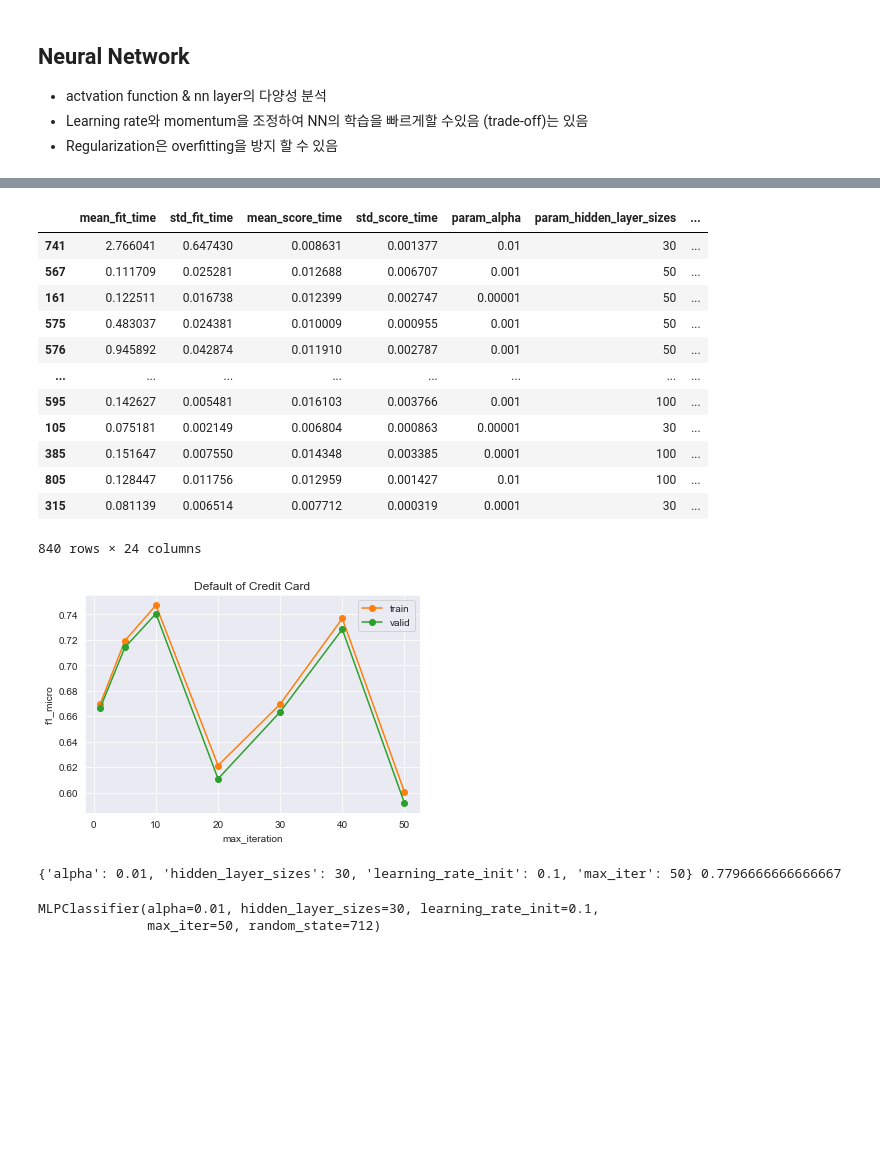
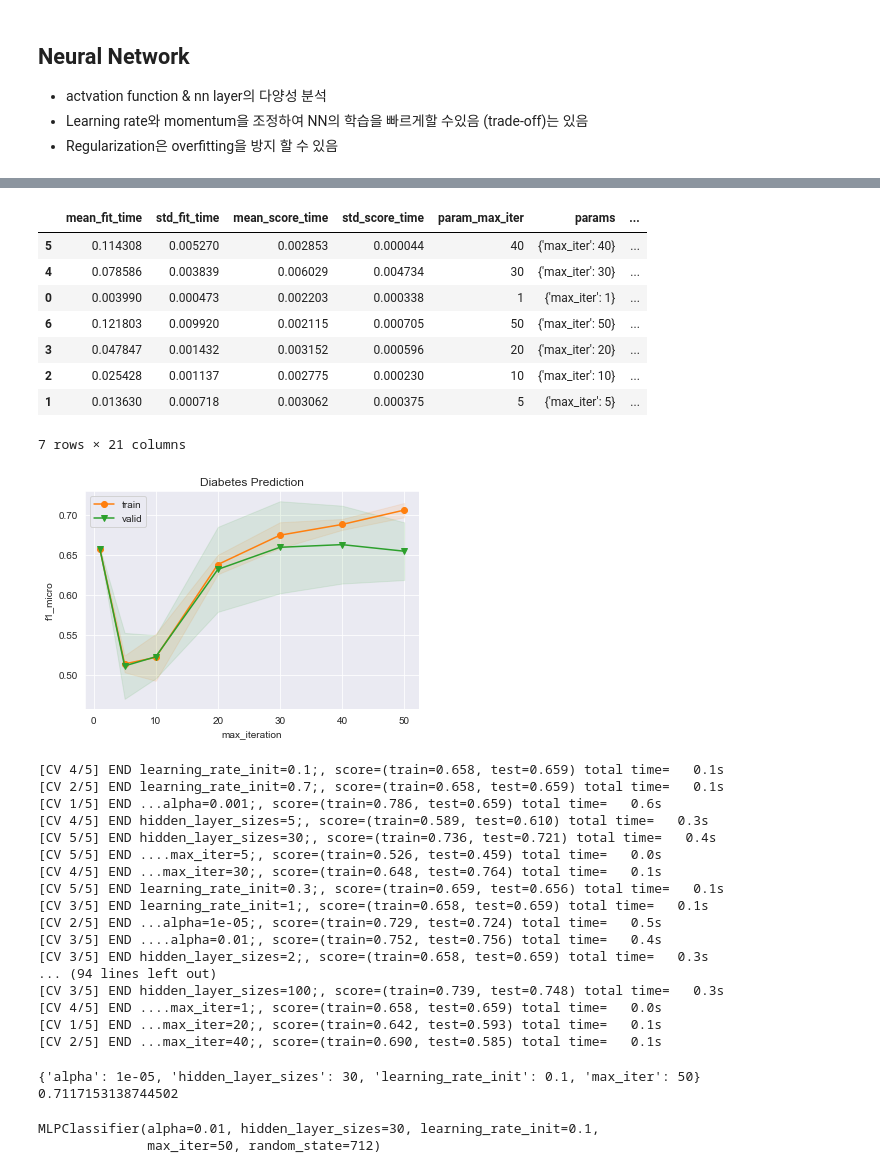
Before and after one commit to rainmaker712/machine-learning-note, a Jupyter notebook: supervised_learning/diabet_analysis.ipynb, the cells around one changed output, grey strips where cells are left out. Drawn from its saved outputs; the diff is of its cells as text; code cells hidden in the pictures; blank space fills up the shorter version.

```diff
--- a/supervised_learning/diabet_analysis.ipynb
+++ b/supervised_learning/diabet_analysis.ipynb
@@ -214,7 +222,7 @@ print(best_params, best_score)
 # %%
 # best parameter tester
 best_tree_clf = tree.DecisionTreeClassifier(
-    max_depth=8,
+    max_depth=2,
     random_state=seed,
     criterion='gini'
 )
@@ -301,9 +276,9 @@ plot_feature_importances(best_tree_clf)
 - Regularization은 overfitting을 방지 할 수 있음
 # %%
 nn_params = {
-    "learning_rate_init": [0.1, 0.3, 0.5, 0.7, 1],
-    "alpha": [1e-5, 1e-4, 1e-3, 1e-2],
-    "hidden_layer_sizes": [2, 5, 10, 30, 50, 100],
+#     "learning_rate_init": [0.1, 0.3, 0.5, 0.7, 1],
+#     "alpha": [1e-5, 1e-4, 1e-3, 1e-2],
+#     "hidden_layer_sizes": [2, 5, 10, 30, 50, 100],
     "max_iter": [1, 5, 10, 20, 30, 40, 50]
 }
 
@@ -340,28 +299,41 @@ nn_grid_search.cv_results_.keys()
 nn_grid_search_df = pd.DataFrame(nn_grid_search.cv_results_)
 nn_grid_search_df.sort_values(by="rank_test_score")
 # %% [output]
-|  | mean_fit_time | std_fit_time | mean_score_time | std_score_time | param_alpha | param_hidden_layer_sizes | ... |
-| 741 | 2.766041 | 0.647430 | 0.008631 | 0.001377 | 0.01 | 30 | ... |
-| 567 | 0.111709 | 0.025281 | 0.012688 | 0.006707 | 0.001 | 50 | ... |
-| 161 | 0.122511 | 0.016738 | 0.012399 | 0.002747 | 0.00001 | 50 | ... |
-| 575 | 0.483037 | 0.024381 | 0.010009 | 0.000955 | 0.001 | 50 | ... |
-| 576 | 0.945892 | 0.042874 | 0.011910 | 0.002787 | 0.001 | 50 | ... |
-| ... | ... | ... | ... | ... | ... | ... | ... |
-| 595 | 0.142627 | 0.005481 | 0.016103 | 0.003766 | 0.001 | 100 | ... |
-| 105 | 0.075181 | 0.002149 | 0.006804 | 0.000863 | 0.00001 | 30 | ... |
-| 385 | 0.151647 | 0.007550 | 0.014348 | 0.003385 | 0.0001 | 100 | ... |
-| 805 | 0.128447 | 0.011756 | 0.012959 | 0.001427 | 0.01 | 100 | ... |
-| 315 | 0.081139 | 0.006514 | 0.007712 | 0.000319 | 0.0001 | 30 | ... |
+|  | mean_fit_time | std_fit_time | mean_score_time | std_score_time | param_max_iter | params | ... |
+| 5 | 0.114308 | 0.005270 | 0.002853 | 0.000044 | 40 | {'max_iter': 40} | ... |
+| 4 | 0.078586 | 0.003839 | 0.006029 | 0.004734 | 30 | {'max_iter': 30} | ... |
+| 0 | 0.003990 | 0.000473 | 0.002203 | 0.000338 | 1 | {'max_iter': 1} | ... |
+| 6 | 0.121803 | 0.009920 | 0.002115 | 0.000705 | 50 | {'max_iter': 50} | ... |
+| 3 | 0.047847 | 0.001432 | 0.003152 | 0.000596 | 20 | {'max_iter': 20} | ... |
+| 2 | 0.025428 | 0.001137 | 0.002775 | 0.000230 | 10 | {'max_iter': 10} | ... |
+| 1 | 0.013630 | 0.000718 | 0.003062 | 0.000375 | 5 | {'max_iter': 5} | ... |
-840 rows × 24 columns
+7 rows × 21 columns
 # %%
 # draw hyperparam tunning
 
-# model_param_curve(nn_grid_search_df, "hidden layer size", nn_params, "hidden_layer_sizes", "nn_hidden.png")
-# model_param_curve(nn_grid_search_df, "learning_rate_init", nn_params, "learning_rate_init", "nn_lr.png")
-# model_param_curve(nn_grid_search_df, "L2 penalty(alpha)", nn_params, "alpha", "nn_l2.png")
-# model_param_curve(nn_grid_search_df, "max_iteration", nn_params, "max_iter", "nn_max_iter.png")
+# model_param_curve(nn_grid_search_df, "learning_rate_init", nn_params, "learning_rate_init", "nn_lr.png", "Diabetes Prediction")
+# model_param_curve(nn_grid_search_df, "L2 penalty(alpha)", nn_params, "alpha", "nn_l2.png", "Diabetes Prediction")
+# model_param_curve(nn_grid_search_df, "hidden layer size", nn_params, "hidden_layer_sizes", "nn_hidden.png", "Diabetes Prediction")
+model_param_curve(nn_grid_search_df, "max_iteration", nn_params, "max_iter", "nn_max_iter.png", "Diabetes Prediction")
 # %% [output]
-[figure, old version]
+[figure, new version]
+[CV 4/5] END learning_rate_init=0.1;, score=(train=0.658, test=0.659) total time=   0.1s
+[CV 2/5] END learning_rate_init=0.7;, score=(train=0.658, test=0.659) total time=   0.1s
+[CV 1/5] END ...alpha=0.001;, score=(train=0.786, test=0.659) total time=   0.6s
+[CV 4/5] END hidden_layer_sizes=5;, score=(train=0.589, test=0.610) total time=   0.3s
+[CV 5/5] END hidden_layer_sizes=30;, score=(train=0.736, test=0.721) total time=   0.4s
+[CV 5/5] END ....max_iter=5;, score=(train=0.526, test=0.459) total time=   0.0s
+[CV 4/5] END ...max_iter=30;, score=(train=0.648, test=0.764) total time=   0.1s
+[CV 5/5] END learning_rate_init=0.3;, score=(train=0.659, test=0.656) total time=   0.1s
+[CV 3/5] END learning_rate_init=1;, score=(train=0.658, test=0.659) total time=   0.1s
+[CV 2/5] END ...alpha=1e-05;, score=(train=0.729, test=0.724) total time=   0.5s
+[CV 3/5] END ....alpha=0.01;, score=(train=0.752, test=0.756) total time=   0.4s
+[CV 3/5] END hidden_layer_sizes=2;, score=(train=0.658, test=0.659) total time=   0.3s
+... (94 lines left out)
+[CV 3/5] END hidden_layer_sizes=100;, score=(train=0.739, test=0.748) total time=   0.3s
+[CV 4/5] END ....max_iter=1;, score=(train=0.658, test=0.659) total time=   0.0s
+[CV 1/5] END ...max_iter=20;, score=(train=0.642, test=0.593) total time=   0.1s
+[CV 2/5] END ...max_iter=40;, score=(train=0.690, test=0.585) total time=   0.1s
 # %%
 # search for the best param
 best_params = nn_grid_search_df["params"][np.argmax(nn_grid_search_df['mean_test_score'])]
@@ -369,7 +341,7 @@ best_score = np.max(nn_grid_search_df['mean_test_score'])
 
 print(best_params, best_score)
 # %% [output]
-{'alpha': 0.01, 'hidden_layer_sizes': 30, 'learning_rate_init': 0.1, 'max_iter': 50} 0.7796666666666667
+{'alpha': 1e-05, 'hidden_layer_sizes': 30, 'learning_rate_init': 0.1, 'max_iter': 50} 0.7117153138744502
 # %%
 # # best parameter tester
 best_nn_clf = MLPClassifier(
```
Also changed, not shown: parts of 33 cells of this notebook, 6 other files.
